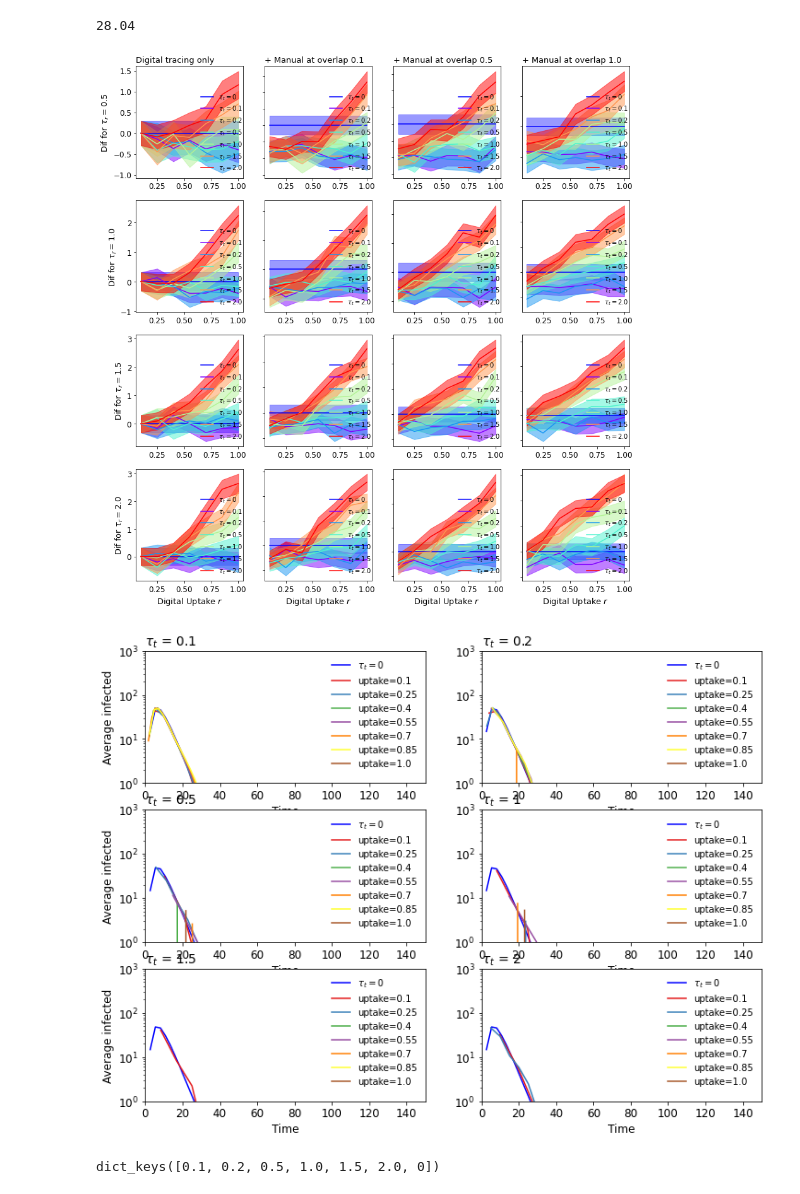
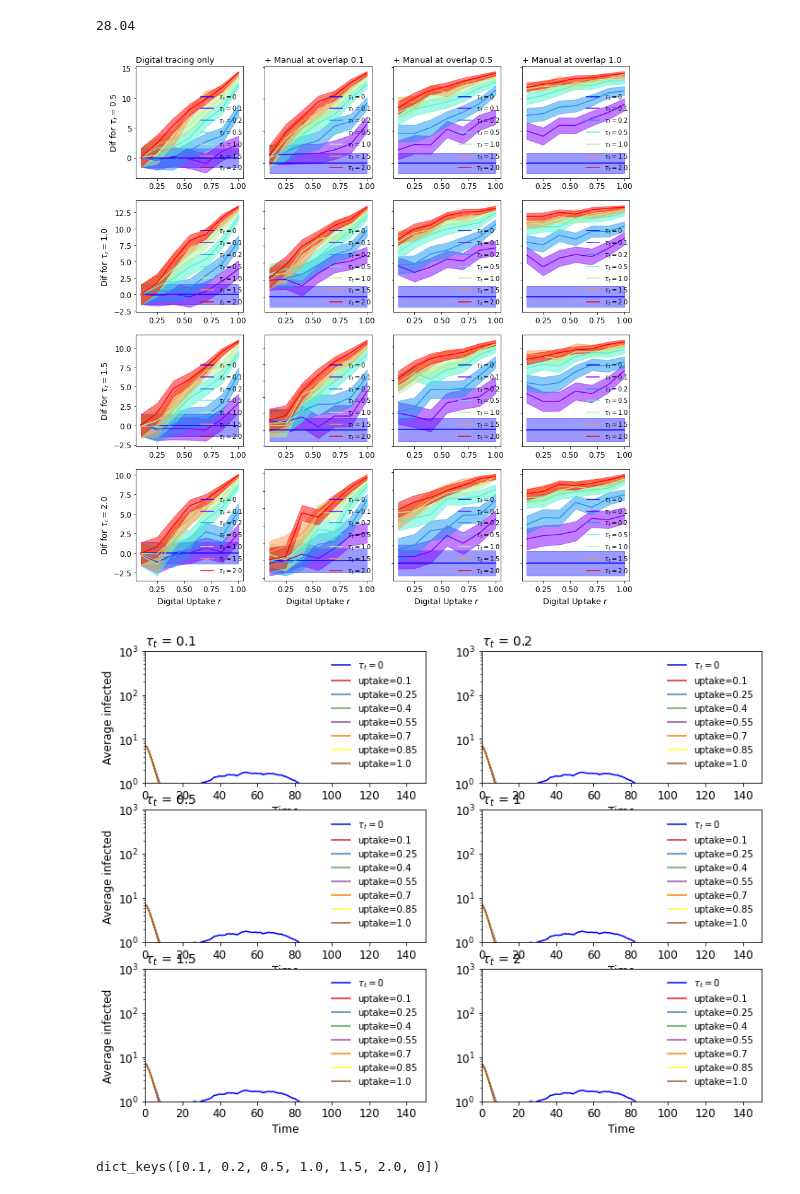
Before and after one commit to andrei-rusu/contact-tracing-model, a Jupyter notebook: notebooks/PlotResults.ipynb, the cells around one changed output. Cells and saved outputs as stored; diff of their text form; code cells hidden in the pictures.

```diff
--- a/notebooks/PlotResults.ipynb
+++ b/notebooks/PlotResults.ipynb
@@ -1533,9 +1535,9 @@ dict_keys([0.1, 0.2, 0.5, 1.0, 1.5, 2.0])
 # %%
 import numpy as np
 import math
-# metric = 'growth'
-# key_to_plot = 'mean_wo'
-err = 'std_wo'
+metric = 'growth'
+key_to_plot = 'mean'
+err = 'std'
 ci = True
 scale_ci = 1.96
 import lib.utils as utils
@@ -1725,7 +1727,7 @@ rate0_10
 # %% [output]
 28.04
 # %%
-metric = 'average-overall-hospital'
+metric = 'average-overall-infected'
 key_to_plot = 'mean'
 err = 'std'
 ci = True
@@ -1738,8 +1740,8 @@ import math
 
 overlaps = [.1, .55, 1]
 
-sts10 = al_5[1]
-sts20 = al_5[2]
+sts10 = al[1]
+sts20 = al[2]
 
 import matplotlib.pyplot as plt
 uptakes = sorted(sts10.keys())
@@ -1791,34 +1793,34 @@ for k, overlap in enumerate(overlaps):
         #             pass
             error = np.array(error)
             error_20 = np.array(error_20)
             if ci:
                 error = scale_ci * error / math.sqrt(1000)
                 error_20 = scale_ci * error_20 / math.sqrt(1000)
     #         ax[i][0].set_ylim(-20, 90)
     #         ax[i][1].set_ylim(-120, 350)
             if k == 2:
                 ax[i][0].plot(uptakes, to_plot, label=r'$\tau_t = $'+str(taut), color=colors[j])
                 ax[i][0].fill_between(uptakes, to_plot-error, to_plot+error, color=colors[j], alpha=.5)
                 ax[i][0].tick_params(axis='both', which='major', labelsize=12)
                 ax[i][0].tick_params(axis='both', which='major', labelsize=12)
                 ax[i][0].legend(loc='lower right', bbox_to_anchor=(0.5, 0, 0.55, 1), prop={'size': 10}, frameon=False)
 
             ax[i][k].plot(uptakes, to_plot_20, label=r'$\tau_t = $'+str(taut), color=colors[j])
             ax[i][k].fill_between(uptakes, to_plot_20-error_20, to_plot_20+error_20, color=colors[j], alpha=.5)
             ax[i][k].tick_params(axis='both', which='major', labelsize=12)
             ax[i][k].tick_params(axis='both', which='major', labelsize=12)
             ax[i][k].legend(loc='lower right', bbox_to_anchor=(0.5, 0, 0.55, 1), prop={'size': 10}, frameon=False)
             for l in range(4):
                 ax[-1][l].set_xlabel(r'Digital Uptake $r$', fontsize=13)
             ax[i][0].set_ylabel(r'Dif for $\tau_r=$' + str(taur), fontsize=13)
 #             ax[i][0].set_ylim(-10, 1000)
 #             ax[i][k].set_ylim(-10, 1000)
             ax[i][k].tick_params(labelleft=False)
 # ax[0].set_ylim(-120, 300)
 # ax[1].set_ylim(-120, 300)
 # plt.savefig('fig/social-peak-sup.pdf', format='pdf', bbox_inches = 'tight')
 # %% [output]
-[figure, old version]
+[figure, new version]
 # %%
 import matplotlib.pyplot as plt
 key = 'mean'
@@ -1865,7 +1867,7 @@ for k, taut in enumerate(tauts):
     ax[i][j].legend(loc='upper right', prop={'size': 10}, frameon=False)
 # plt.savefig('fig/uptake-evol.pdf', format='pdf', bbox_inches = 'tight')
 # %% [output]
-[figure, old version]
+[figure, new version]
 # %%
 sts[1][1][0][.5]['time']
 # %% [output]
```
Also changed, not shown: parts of 6 cells of this notebook, 7 other files.
